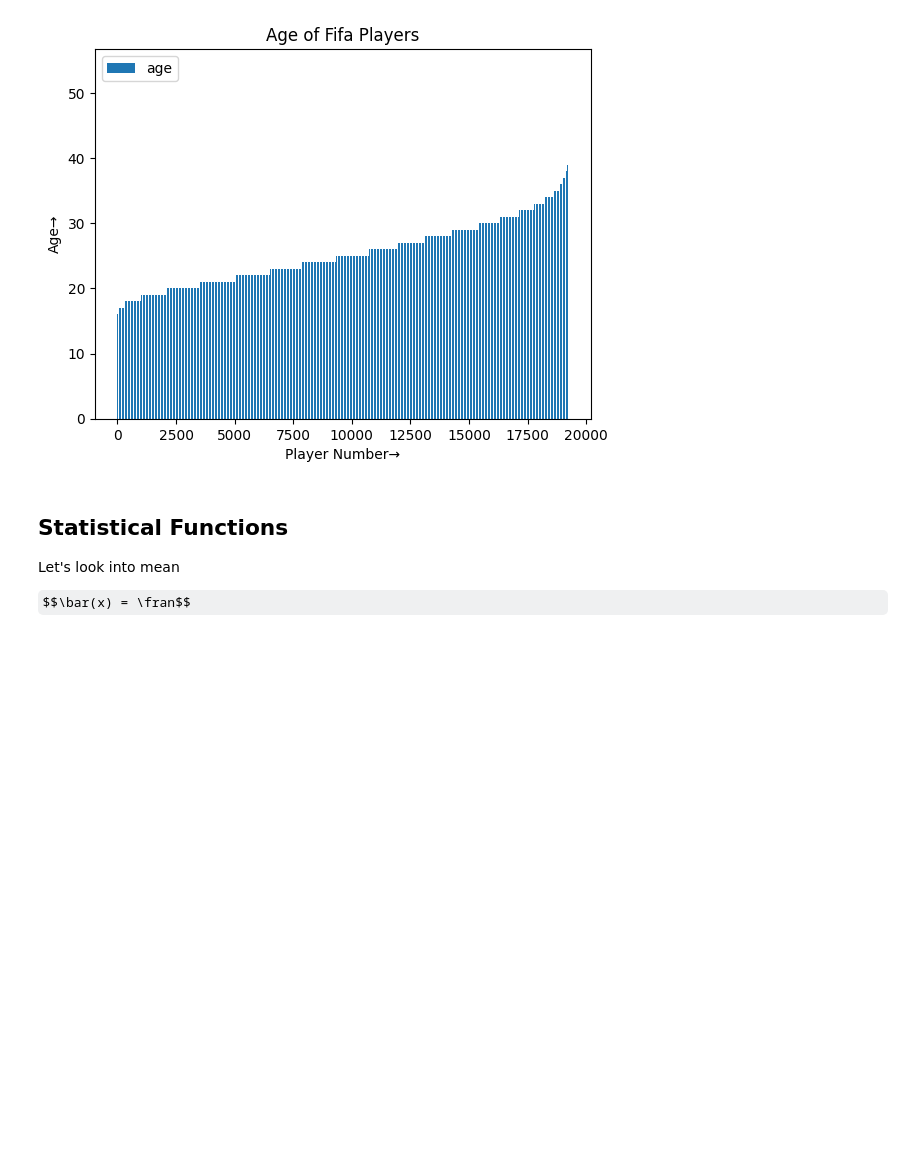
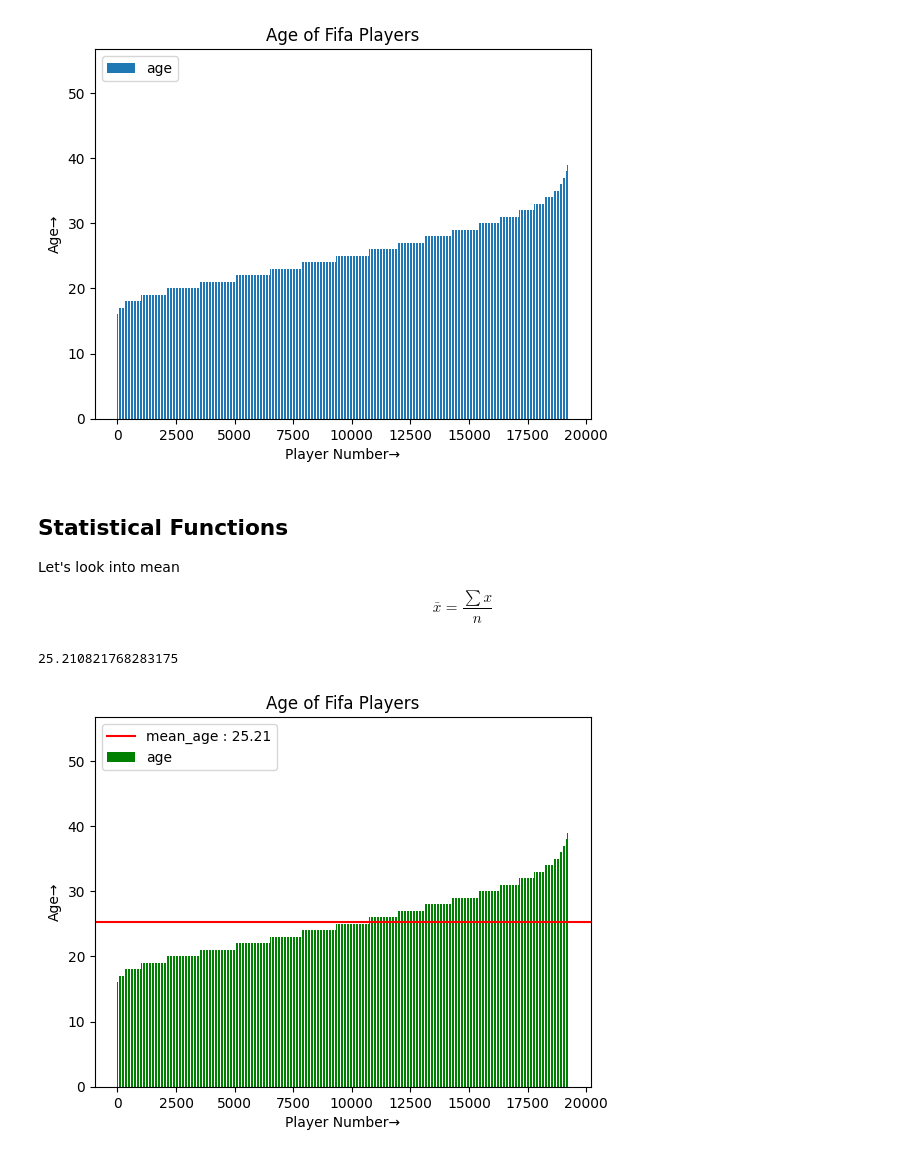
Before and after one commit to TamangLhoSantosh/2nd-Year-Assignment, a Jupyter notebook: Sem II/AI/AI-02.ipynb, the cells around one changed output. Cells and saved outputs as stored; diff of their text form; code cells hidden in the pictures; some formulas as TeX source; blank space fills up the shorter version.

```diff
--- a/Sem II/AI/AI-02.ipynb
+++ b/Sem II/AI/AI-02.ipynb
@@ -117,4 +117,24 @@ plt.show()
 
 Let's look into mean
 
-$$\bar(x) = \fran$$
+$$\bar{x} = \frac{\sum{x}}{n}$$
+# %%
+mean_age = sum(age) / len(age)
+print(mean_age)
+# %% [output]
+25.210821768283175
+# %%
+
+plt.title("Age of Fifa Players")
+plt.xlabel("Player Number" + u"\u2192")
+plt.ylabel("Age" + u"\u2192")
+
+plt.axhline(mean_age, color='r', label='mean_age' + " : " + str(round(mean_age, 2)))
+
+plt.bar(range(len(age)), np.sort(age), label='age', color='g')
+
+plt.legend()
+
+plt.show()
+# %% [output]
+[figure, added]
```
Also changed, not shown: parts of 11 cells of this notebook.
